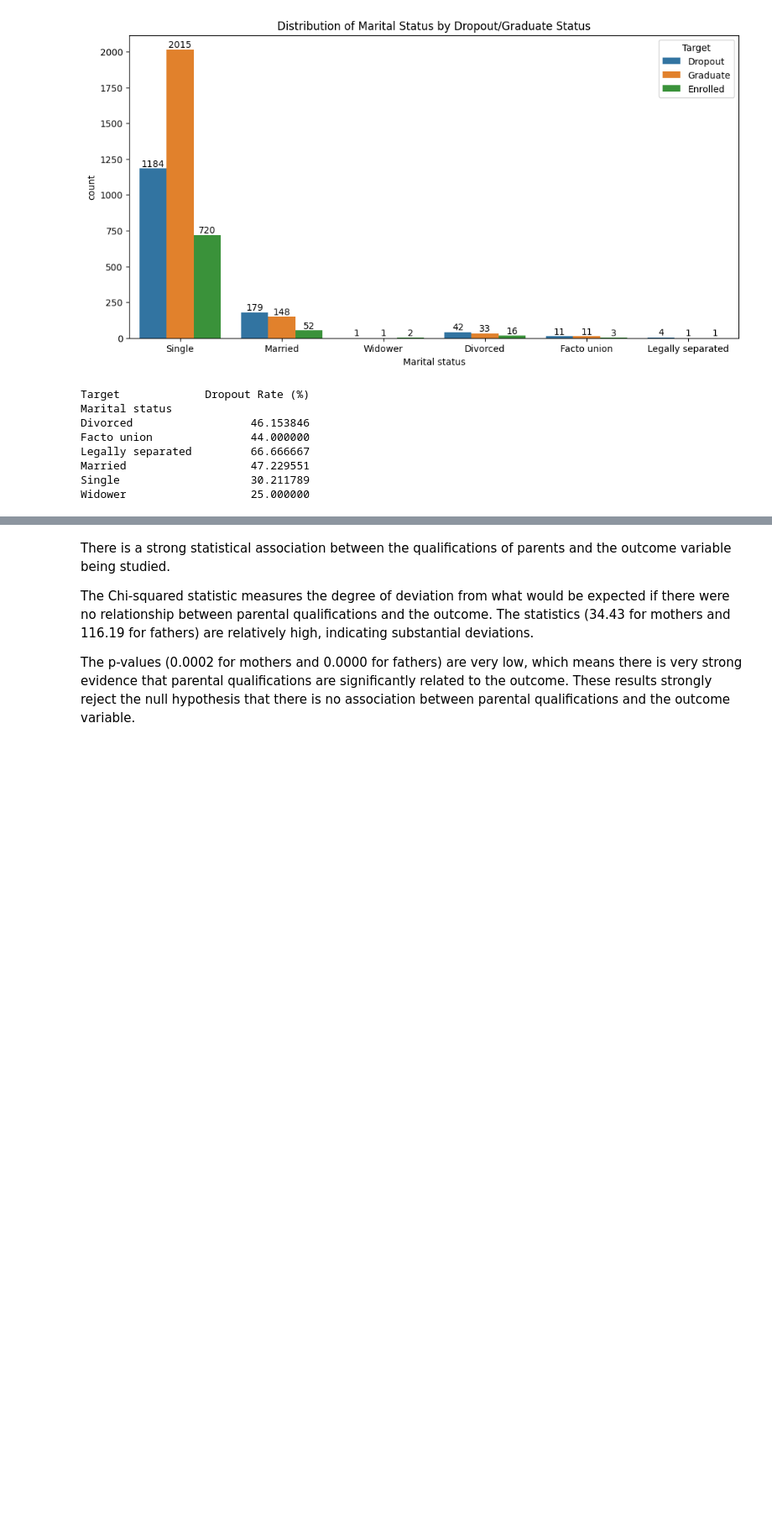
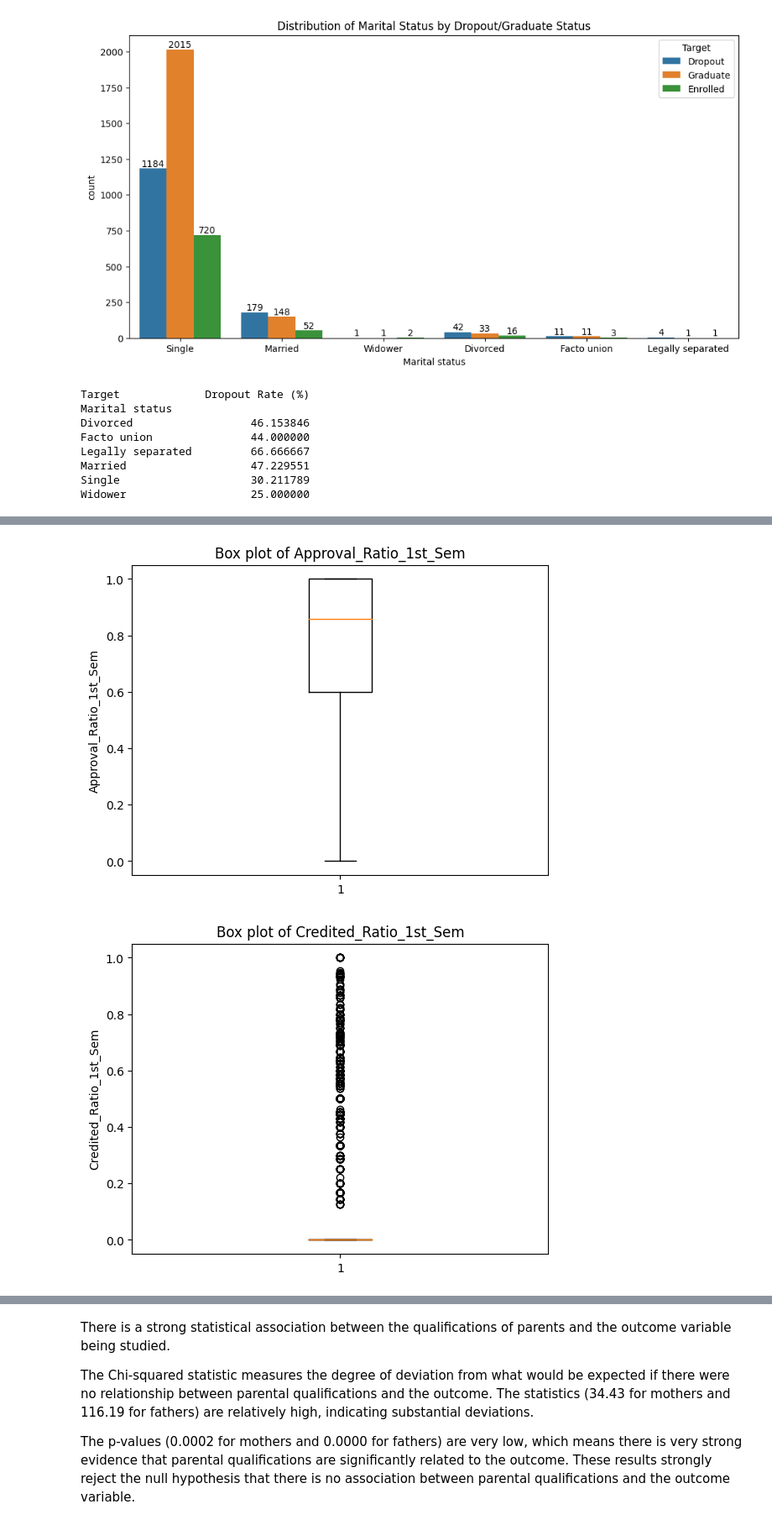
Before and after one commit to KANUBALAD/ML-Fairness-in-School-DropOut-, a Jupyter notebook: Notebooks/EDA of School Dropout Dataset.ipynb, the cells around one changed output, grey strips where cells are left out. Shown at 84% size. Drawn from its saved outputs; the diff is of its cells as text; code cells hidden in the pictures; blank space fills up the shorter version.

```diff
--- a/Notebooks/EDA of School Dropout Dataset.ipynb
+++ b/Notebooks/EDA of School Dropout Dataset.ipynb
@@ -322,0 +334,9 @@ Widower                   25.000000
+# %%
+for feature in features_to_plot:
+    plt.boxplot(df_school[feature].dropna())
+    plt.title(f'Box plot of {feature}')
+    plt.ylabel(feature)
+    plt.show()
+# %% [output]
+[figure, added]
+[figure, added]
```
Also changed, not shown: parts of 74 cells of this notebook.
